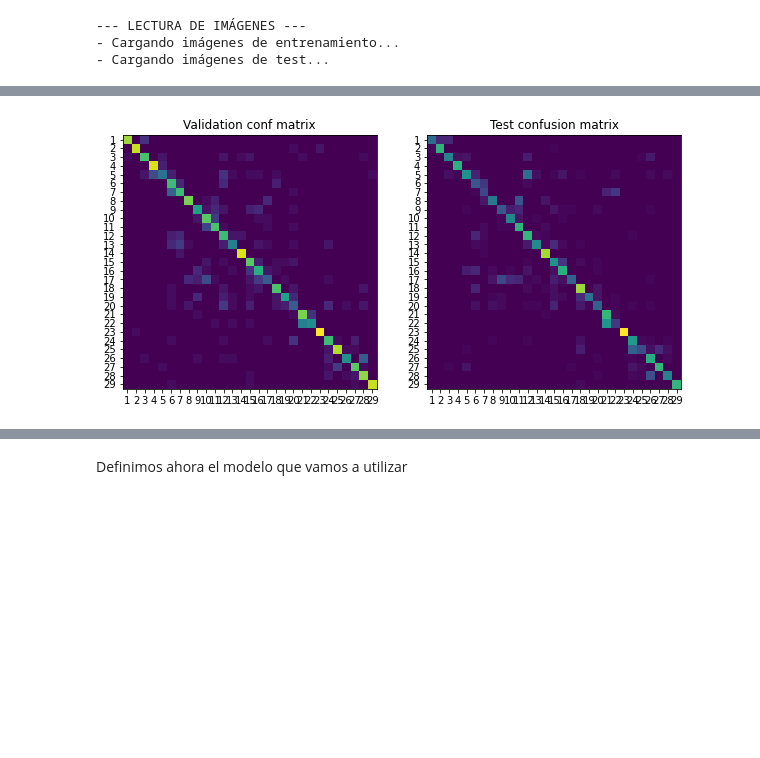
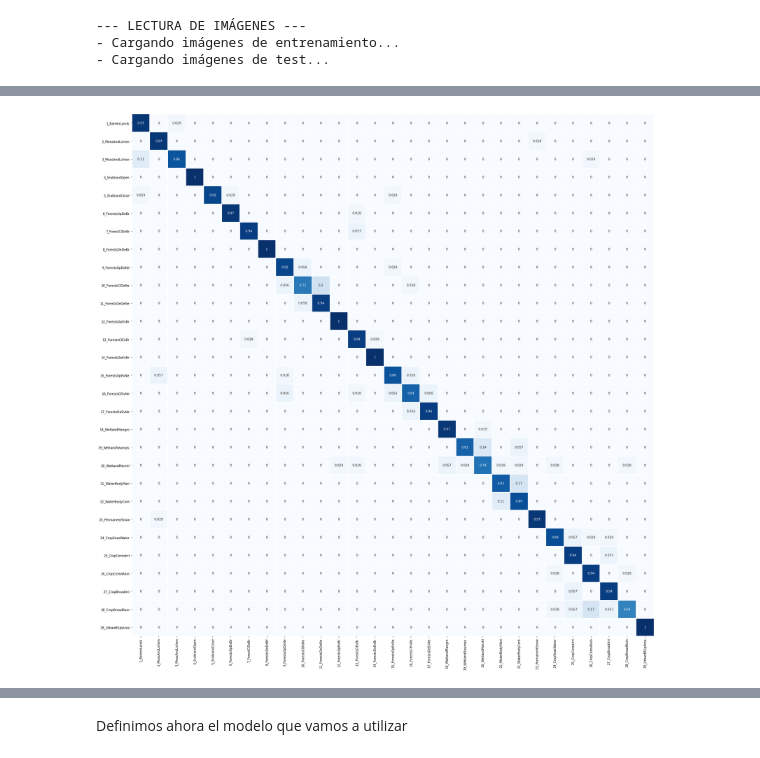
Before and after one commit to Franblueee/MINDAT_AVAN, a Jupyter notebook: david/codigo/MINDAT_Code.ipynb, the cells around one changed output, grey strips where cells are left out. Cells and saved outputs as stored; diff of their text form; code cells hidden in the pictures; blank space fills up the shorter version.

Commit message:
4 modelo

```diff
--- a/david/codigo/MINDAT_Code.ipynb
+++ b/david/codigo/MINDAT_Code.ipynb
@@ -136,7 +138,7 @@ y_train = np.array(y_train)
 x_test = np.array(x_test)
 y_test = np.array(y_test)
 
-train, val = train_test_split(np.arange(len(y_train)), test_size=0.1, random_state=5, stratify=y_train)
+train, val = train_test_split(np.arange(len(y_train)), test_size=0.2, random_state=5, stratify=y_train)
 
 x_val = x_train[val]
 y_val = y_train[val]
@@ -172,9 +174,12 @@ print(x_train.shape)
 print(y_train.shape)
 
 nclasses = 29
+epochs = 70
+
+subida = "4"
 
 def create_model(base_model):
-  base_model.trainable = False
+  base_model.trainable = True
   model = tf.keras.Sequential([
     base_model,
     tf.keras.layers.Dense(256, activation='relu'),
@@ -192,7 +197,6 @@ def train_evaluate_model(model, name, lr=0.0001):
     patience=5,
     restore_best_weights=True
   )
-  epochs = 5
   #optimizer = tf.keras.optimizers.RMSprop(learning_rate=0.001)
   optimizer = tf.keras.optimizers.Adam(learning_rate=lr, amsgrad=True)
   loss = tf.keras.losses.CategoricalCrossentropy(from_logits=True)
@@ -203,7 +207,7 @@ def train_evaluate_model(model, name, lr=0.0001):
                       epochs=epochs,
                       validation_data=val_batches,
                       callbacks=[earlystopping])
-  model.save_weights('david/modelos/model2.h5')
+  model.save_weights('david/modelos/model' +subida + '.h5')
 
   acc = history.history['categorical_accuracy']
   val_acc = history.history['val_categorical_accuracy']
@@ -233,27 +237,66 @@ def train_evaluate_model(model, name, lr=0.0001):
   print('Test loss: ' + str(test_loss) + ', test acc: ' + str(test_acc))
 
   val_preds = np.argmax(model.predict(x_val), axis=-1)
-  val_matrix = tf.math.confusion_matrix(y_val-1, val_preds)
+  val_matrix = confusion_matrix(y_true=y_val-1, y_pred=val_preds).astype(np.float)
+  val_matrix /= val_matrix.astype(np.float).sum(axis=1)
+
+
   test_preds = np.argmax(model.predict(x_test), axis=-1)
-  test_matrix = tf.math.confusion_matrix(y_test-1, test_preds)
+  test_matrix = confusion_matrix(y_true=y_test-1, y_pred=test_preds).astype(np.float)
 
-  fig, ax = plt.subplots(1, 2, figsize=(10,20))
-  axlabs = [str(l) for l in np.unique(np.sort(y_train))]
+  axlabs = [
+  "1_BarrenLands",
+  "2_MossAndLichen",
+  "3_MossAndLichen",
+  "4_SrublandOpen",
+  "5_SrublandClose",
+  "6_ForestsOpDeBr",
+  "7_ForestClDeBr",
+  "8_ForestsDeDeBr",
+  "9_ForestsOpDeNe",
+  "10_ForestsClDeNe",
+  "11_ForestsDeDeNe",
+  "12_ForestsOpEvBr",
+  "13_ForestsClEvBr",
+  "14_ForestsDeEvBr",
+  "15_ForestsOpEvNe",
+  "16_ForestsClEvNe",
+  "17_ForestsDeEvNe",
+  "18_WetlandMangro",
+  "19_WetlandSwamps",
+  "20_WetlandMarshl",
+  "21_WaterBodyMari",
+  "22_WaterBodyCont",
+  "23_PermanentSnow",
+  "24_CropSeasWater",
+  "25_CropCerealrri",
+  "26_CropCereaRain",
+  "27_CropBroadlrri",
+  "28_CropBroadRain",
+  "29_UrbanBlUpArea",
 
-  im = ax[0].imshow(val_matrix)
-  ax[0].set_xticks(np.arange(nclasses))
-  ax[0].set_yticks(np.arange(nclasses))
-  ax[0].set_xticklabels(axlabs)
-  ax[0].set_yticklabels(axlabs)
-  ax[0].set_title("Validation conf matrix")
+  ]
+  """
+  fig, ax = plt.subplots(figsize=(30,50))
+  im = ax.imshow(val_matrix)
+  ax.set_xticks(np.arange(nclasses))
+  ax.set_yticks(np.arange(nclasses))
+  ax.set_xticklabels(axlabs, rotation='vertical')
+  ax.set_yticklabels(axlabs)
+  ax.set_title("Validation conf matrix")
+  plt.show()
+  """
+  fig, ax = plt.subplots(figsize=(30, 50))         # Sample figsize in inches
+  sns.heatmap(val_matrix, annot=True, cmap='Blues', cbar=False, linewidths=1, square=True, xticklabels=axlabs, yticklabels=axlabs)
 
-  im = ax[1].imshow(test_matrix)
-  ax[1].set_xticks(np.arange(nclasses))
-  ax[1].set_yticks(np.arange(nclasses))
-  ax[1].set_xticklabels(axlabs)
-  ax[1].set_yticklabels(axlabs)
-  ax[1].set_title("Test confusion matrix")
-
+  sns
+  fig, ax = plt.subplots(figsize=(30,50))
+  im = ax.imshow(test_matrix)
+  ax.set_xticks(np.arange(nclasses))
+  ax.set_yticks(np.arange(nclasses))
+  ax.set_xticklabels(axlabs, rotation='vertical')
+  ax.set_yticklabels(axlabs)
+  ax.set_title("Test confusion matrix")
   plt.show()
 
 
@@ -264,21 +307,21 @@ def prep_finetuning(model, from_layer):
 
 
 def predictions_file(model):
-  predictions = model.predict(test_data)
+  predictions = model.predict(x_test)
   preds = np.argmax(predictions, axis=-1) + 1
-  output = pd.DataFrame({'id.jpg': test_ids, 'label':preds})
-  output.to_csv('david/predicciones/pred2.csv', header=True, index=False)
+  output = pd.DataFrame({'id.jpg': y_test, 'label':preds})
+  output.to_csv('david/predicciones/pred' + subida + '.csv', header=True, index=False)
 
 
 
 
 
-base = tf.keras.applications.vgg19.VGG19(include_top = False, weights='imagenet',
-                                         input_shape=img_shape, pooling='avg')
+base = tf.keras.applications.ResNet50(include_top = False, weights='imagenet',
+                                         input_shape=img_shape, pooling='max')
 model_avgg = create_model(base)
 
 
-if pathload is not None:
+if load_file is not None:
     model_avgg.load_weights(load_file)
 train_evaluate_model(model_avgg, 'avgg19_256_128')
 
@@ -306 +363 @@ Test loss: 0.9867753386497498, test acc: 0.6798516511917114
-[figure, old version]
+[figure, new version]
```
Also changed, not shown: parts of 2 cells of this notebook, 2 other files.
